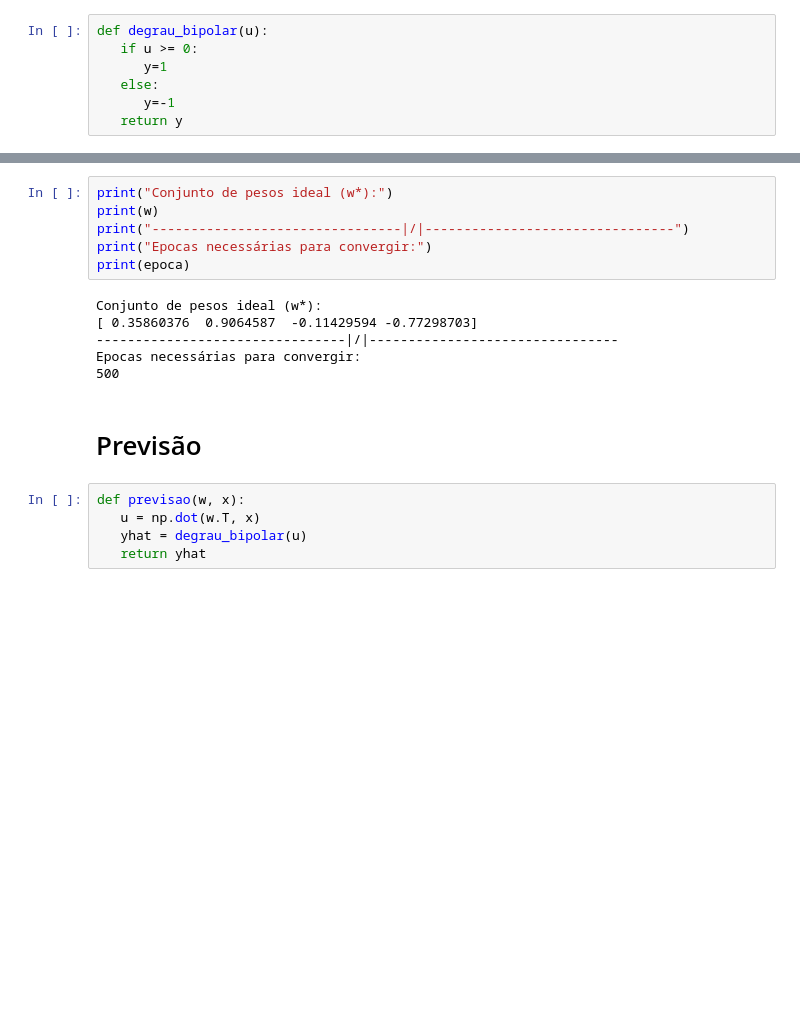
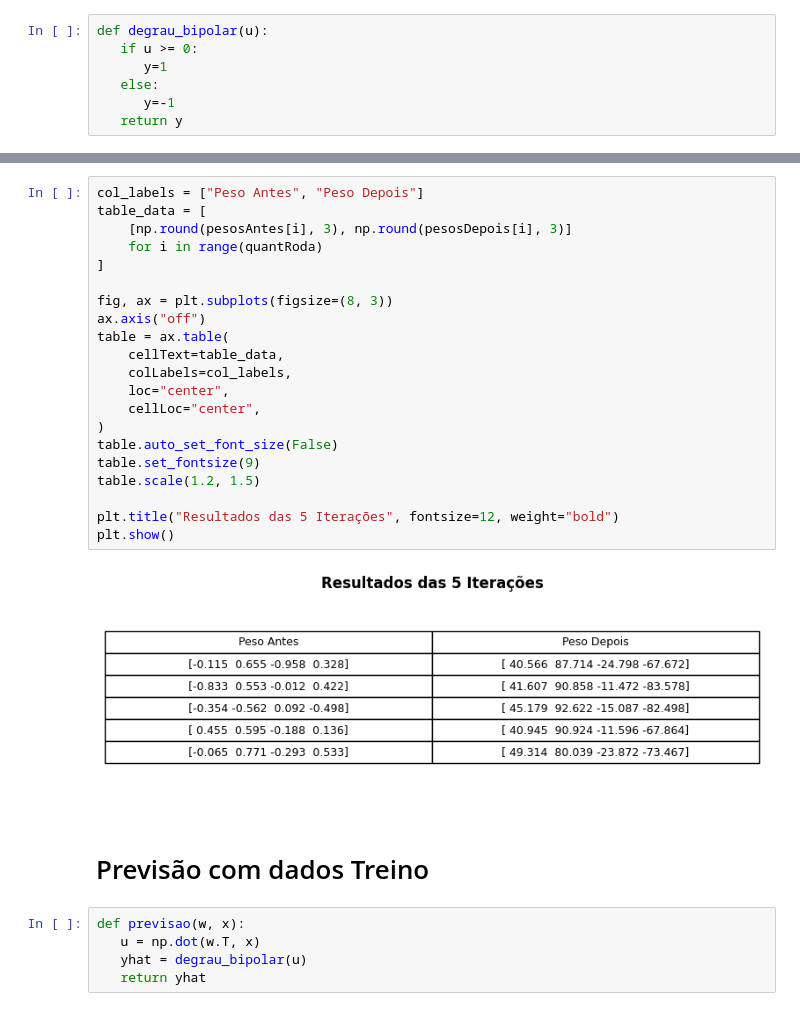
Before and after one commit to Ricardo-Caca/Redes-Neurais, a Jupyter notebook: Aula3.ipynb, the cells around one changed output, grey strips where cells are left out. Drawn from its saved outputs; the diff is of its cells as text; blank space fills up the shorter version.

```diff
--- a/Aula3.ipynb
+++ b/Aula3.ipynb
@@ -187,17 +156,28 @@ plt.show()
-# %%
-print("Conjunto de pesos ideal (w*):")
-print(w)
-print("--------------------------------|/|--------------------------------")
-print("Epocas necessárias para convergir:")
-print(epoca)
-# %% [output]
-Conjunto de pesos ideal (w*):
-[ 0.35860376  0.9064587  -0.11429594 -0.77298703]
---------------------------------|/|--------------------------------
-Epocas necessárias para convergir:
-500
+# %%
+col_labels = ["Peso Antes", "Peso Depois"]
+table_data = [
+    [np.round(pesosAntes[i], 3), np.round(pesosDepois[i], 3)]
+    for i in range(quantRoda)
+]
+
+fig, ax = plt.subplots(figsize=(8, 3))
+ax.axis("off")
+table = ax.table(
+    cellText=table_data,
+    colLabels=col_labels,
+    loc="center",
+    cellLoc="center",
+)
+table.auto_set_font_size(False)
+table.set_fontsize(9)
+table.scale(1.2, 1.5)
+
+plt.title("Resultados das 5 Iterações", fontsize=12, weight="bold")
+plt.show()
+# %% [output]
+[figure, added]
 # %% [markdown]
-<h1>Previsão</h1>
+<h1>Previsão com dados Treino</h1>
 # %%
 def previsao(w, x):
    u = np.dot(w.T, x)
```
Also changed, not shown: parts of 18 cells of this notebook, 1 other file.
